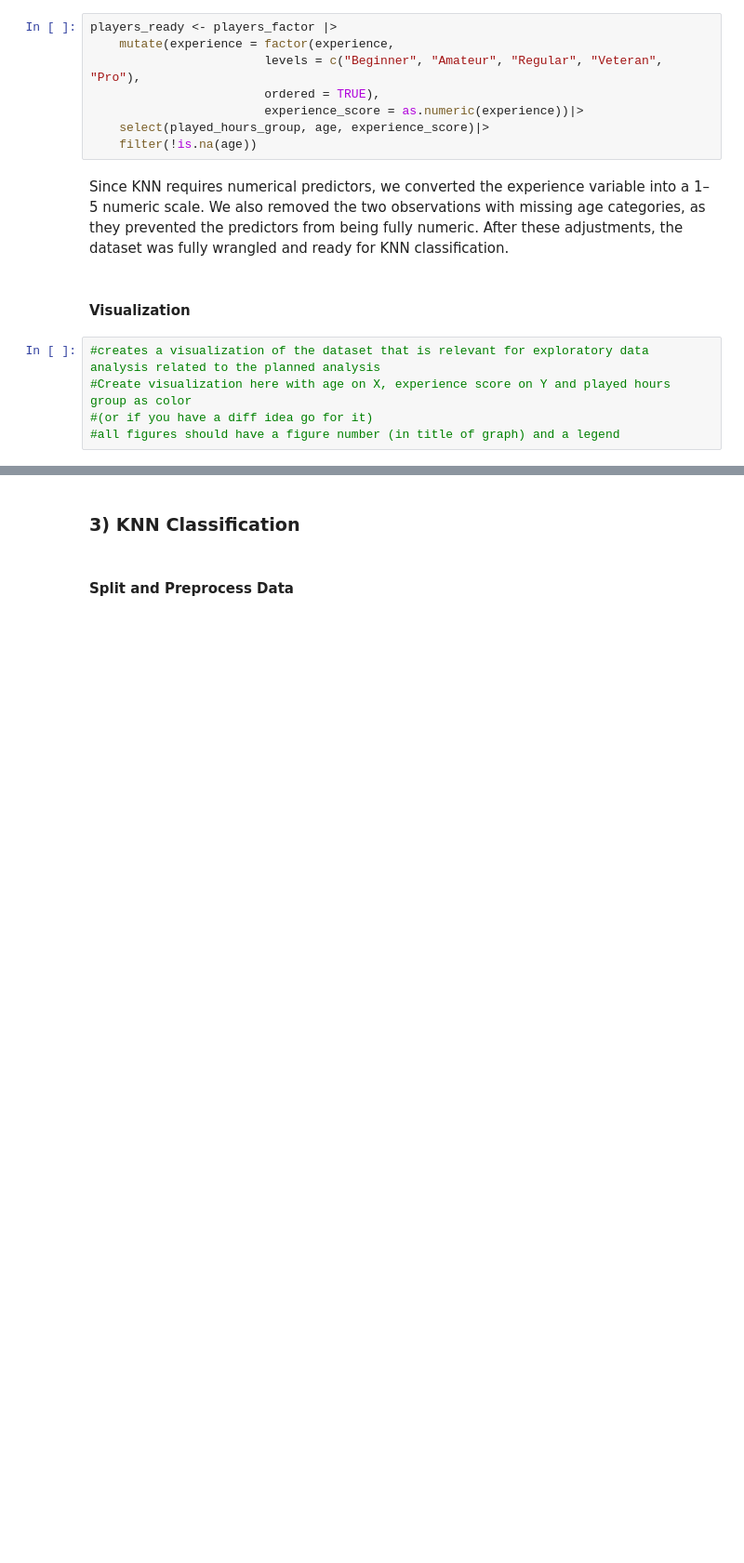
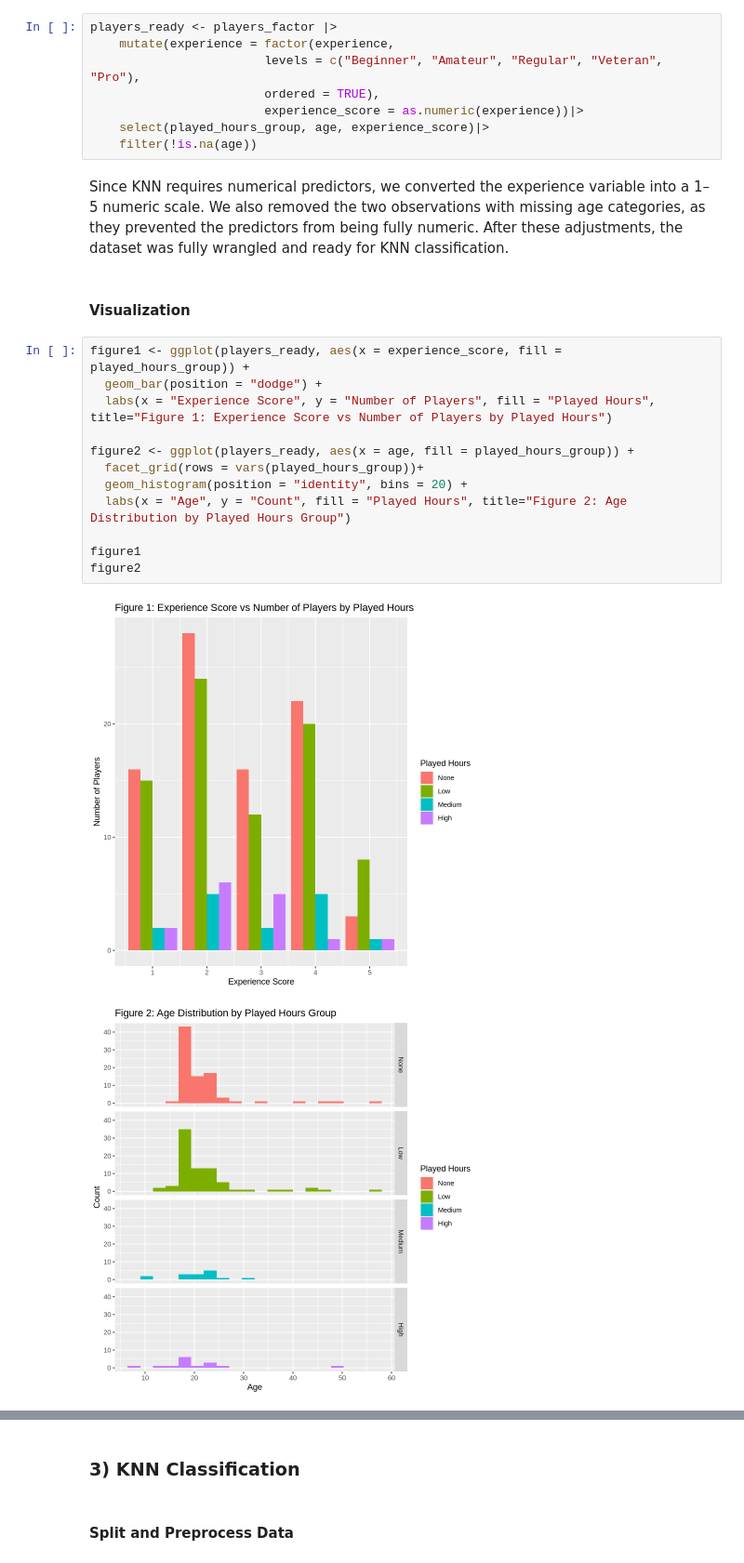
Before and after one commit to averykimura/avery_gamet_project_planning_DSCI100, a Jupyter notebook: FINAL PROJECT.ipynb, the cells around one changed output, grey strips where cells are left out. Shown at 93% size. Cells and saved outputs as stored; diff of their text form; blank space fills up the shorter version.

Commit message:
Added visualizations

```diff
--- a/FINAL PROJECT.ipynb
+++ b/FINAL PROJECT.ipynb
@@ -129,8 +129,18 @@ Since KNN requires numerical predictors, we converted the experience variable in
 # %% [markdown]
 #### Visualization
 # %%
-#creates a visualization of the dataset that is relevant for exploratory data analysis related to the planned analysis
-#Create visualization here with age on X, experience score on Y and played hours group as color
-#(or if you have a diff idea go for it)
-#all figures should have a figure number (in title of graph) and a legend
+figure1 <- ggplot(players_ready, aes(x = experience_score, fill = played_hours_group)) +
+  geom_bar(position = "dodge") +
+  labs(x = "Experience Score", y = "Number of Players", fill = "Played Hours", title="Figure 1: Experience Score vs Number of Players by Played Hours")
+
+figure2 <- ggplot(players_ready, aes(x = age, fill = played_hours_group)) +
+  facet_grid(rows = vars(played_hours_group))+
+  geom_histogram(position = "identity", bins = 20) +
+  labs(x = "Age", y = "Count", fill = "Played Hours", title="Figure 2: Age Distribution by Played Hours Group")
+
+figure1
+figure2
+# %% [output]
+[figure, added]
+[figure, added]
 # %% [markdown]
```
Also changed, not shown: parts of 5 cells of this notebook.
